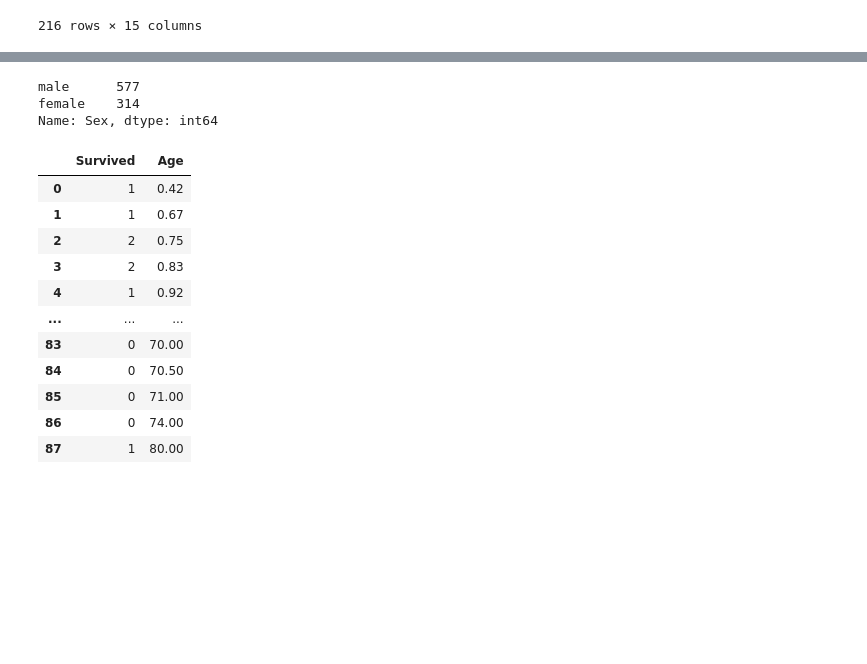
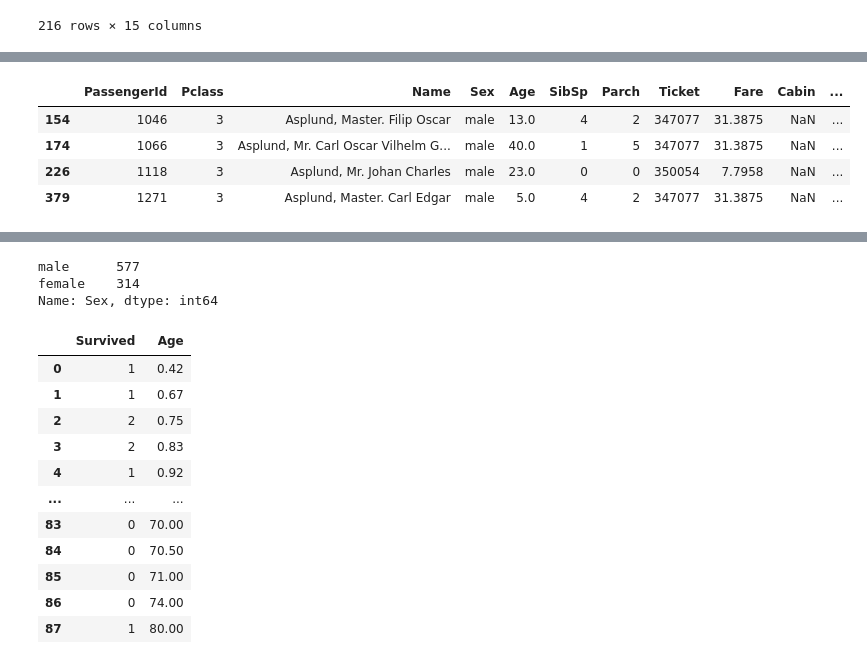
Before and after one commit to akshita-bhat/AB-Competitions, a Jupyter notebook: Kaggle/kaggle-titanic/kaggle-titanic.ipynb, the cells around one changed output, grey strips where cells are left out. Drawn from its saved outputs; the diff is of its cells as text; code cells hidden in the pictures; blank space fills up the shorter version.

```diff
--- a/Kaggle/kaggle-titanic/kaggle-titanic.ipynb
+++ b/Kaggle/kaggle-titanic/kaggle-titanic.ipynb
@@ -134,0 +141,8 @@ train[train.Surname=='Sandstrom']
+# %%
+test[test.Name.str.contains('Asplund')]
+# %% [output]
+|  | PassengerId | Pclass | Name | Sex | Age | SibSp | Parch | Ticket | Fare | Cabin | ... |
+| 154 | 1046 | 3 | Asplund, Master. Filip Oscar | male | 13.0 | 4 | 2 | 347077 | 31.3875 | NaN | ... |
+| 174 | 1066 | 3 | Asplund, Mr. Carl Oscar Vilhelm G... | male | 40.0 | 1 | 5 | 347077 | 31.3875 | NaN | ... |
+| 226 | 1118 | 3 | Asplund, Mr. Johan Charles | male | 23.0 | 0 | 0 | 350054 | 7.7958 | NaN | ... |
+| 379 | 1271 | 3 | Asplund, Master. Carl Edgar | male | 5.0 | 4 | 2 | 347077 | 31.3875 | NaN | ... |
```
Also changed, not shown: parts of 8 cells of this notebook, 2 other files.
